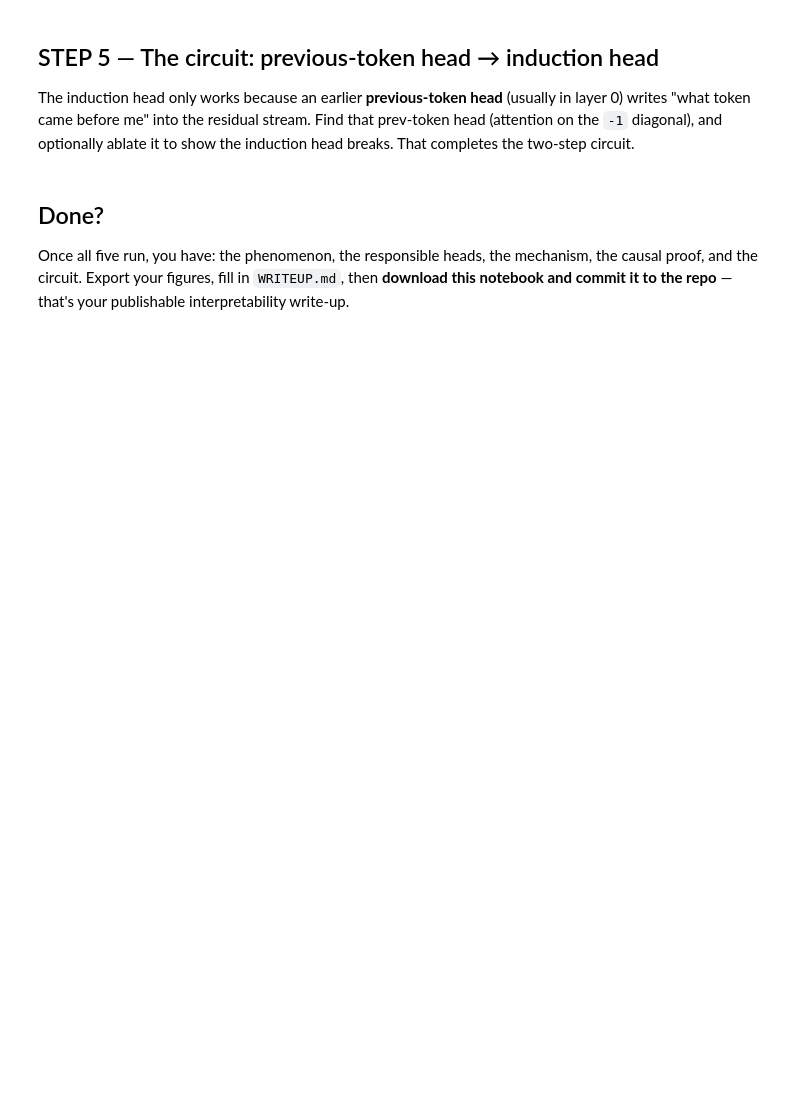
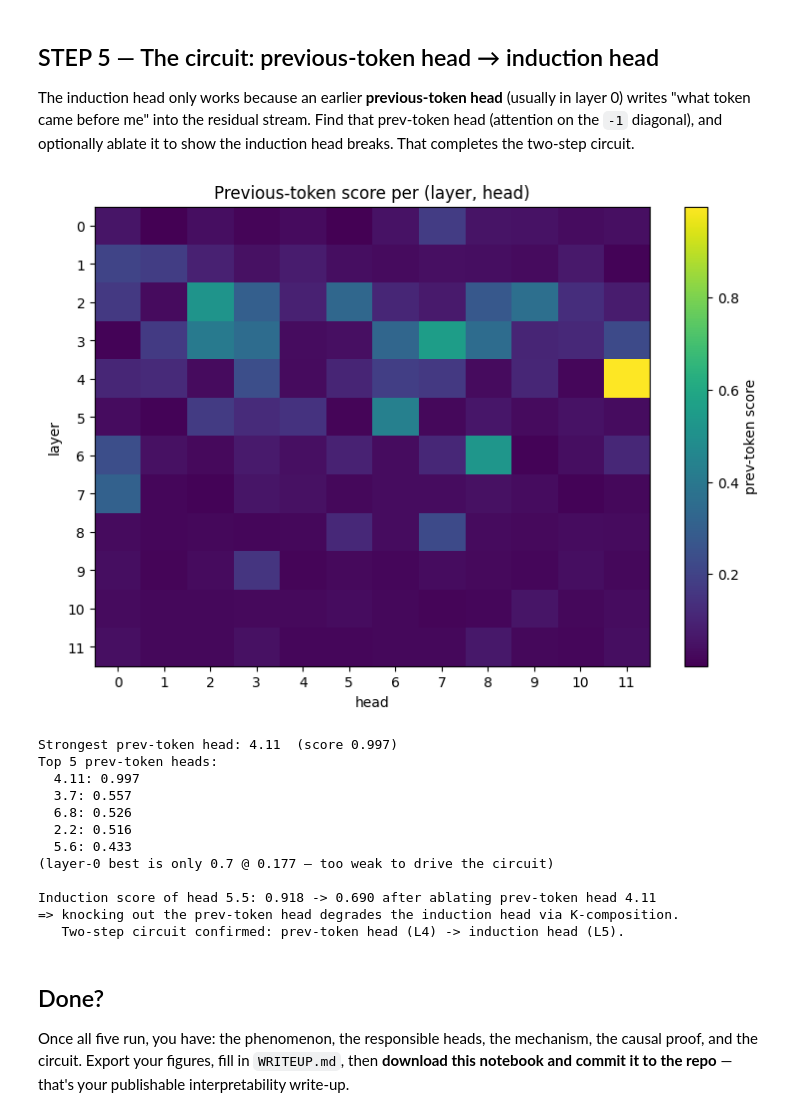
Before and after one commit to demoiverrakada/mech-interp-induction-heads, a Jupyter notebook: induction_heads_kaggle.ipynb, the cells around one changed output. Drawn from its saved outputs; the diff is of its cells as text; code cells hidden in the pictures; blank space fills up the shorter version.

```diff
--- a/induction_heads_kaggle.ipynb
+++ b/induction_heads_kaggle.ipynb
@@ -90,3 +176,57 @@ raise NotImplementedError("Implement STEP 5")
+# %%
+# STEP 5 — the circuit: previous-token head -> induction head
+# 1) prev-token score = mean attention on the -1 diagonal (q attends to q-1)
+prev_token_score = torch.zeros(model.cfg.n_layers, model.cfg.n_heads)
+for layer in range(model.cfg.n_layers):
+    pattern = cache["pattern", layer]
+    prev_token_score[layer] = pattern.diagonal(offset=-1, dim1=-2, dim2=-1).mean(-1).mean(0)
+
+plt.figure(figsize=(9, 6))
+plt.imshow(prev_token_score, aspect="auto", cmap="viridis")
+plt.colorbar(label="prev-token score")
+plt.xlabel("head"); plt.ylabel("layer"); plt.title("Previous-token score per (layer, head)")
+plt.xticks(range(model.cfg.n_heads)); plt.yticks(range(model.cfg.n_layers))
+plt.show()
+
+# 2) find the strongest prev-token head ANYWHERE — this is the one feeding the circuit.
+#    NB: the worksheet says "layer 0", but in GPT-2 small the real prev-token head is
+#    in layer 4 (4.11). Layer 0 has no strong one, so let the data pick the head.
+pl, ph = [x.item() for x in torch.unravel_index(prev_token_score.argmax(), prev_token_score.shape)]
+print(f"Strongest prev-token head: {pl}.{ph}  (score {prev_token_score[pl, ph]:.3f})")
+print("Top 5 prev-token heads:")
+for flat in prev_token_score.flatten().topk(5).indices:
+    l, h = [x.item() for x in torch.unravel_index(flat, prev_token_score.shape)]
+    print(f"  {l}.{h}: {prev_token_score[l, h]:.3f}")
+# for reference, the layer-0 best (what the worksheet literally asked for):
+l0 = prev_token_score[0].argmax().item()
+print(f"(layer-0 best is only 0.{l0} @ {prev_token_score[0, l0]:.3f} — too weak to drive the circuit)")
+
+# 3) ablate the real prev-token head -> the induction head's induction score should drop
+with model.hooks(fwd_hooks=[(f"blocks.{pl}.attn.hook_z",
+                             functools.partial(ablate_heads, heads=[ph]))]):
+    _, cache_abl = model.run_with_cache(tokens)
+
+diag_abl = cache_abl["pattern", top_layer][:, top_head].diagonal(offset=-(seq_len - 1), dim1=-2, dim2=-1)
+after = diag_abl.mean().item()
+print(f"\nInduction score of head {top_layer}.{top_head}: "
+      f"{induction_score[top_layer, top_head]:.3f} -> {after:.3f} "
+      f"after ablating prev-token head {pl}.{ph}")
+print("=> knocking out the prev-token head degrades the induction head via K-composition."
+      "\n   Two-step circuit confirmed: prev-token head (L4) -> induction head (L5).")
+# %% [output]
+[figure, added]
+Strongest prev-token head: 4.11  (score 0.997)
+Top 5 prev-token heads:
+  4.11: 0.997
+  3.7: 0.557
+  6.8: 0.526
+  2.2: 0.516
+  5.6: 0.433
+(layer-0 best is only 0.7 @ 0.177 — too weak to drive the circuit)
+
+Induction score of head 5.5: 0.918 -> 0.690 after ablating prev-token head 4.11
+=> knocking out the prev-token head degrades the induction head via K-composition.
+   Two-step circuit confirmed: prev-token head (L4) -> induction head (L5).
 # %% [markdown]
 ## Done?
 
```
Also changed, not shown: parts of 10 cells of this notebook, 1 other file.
